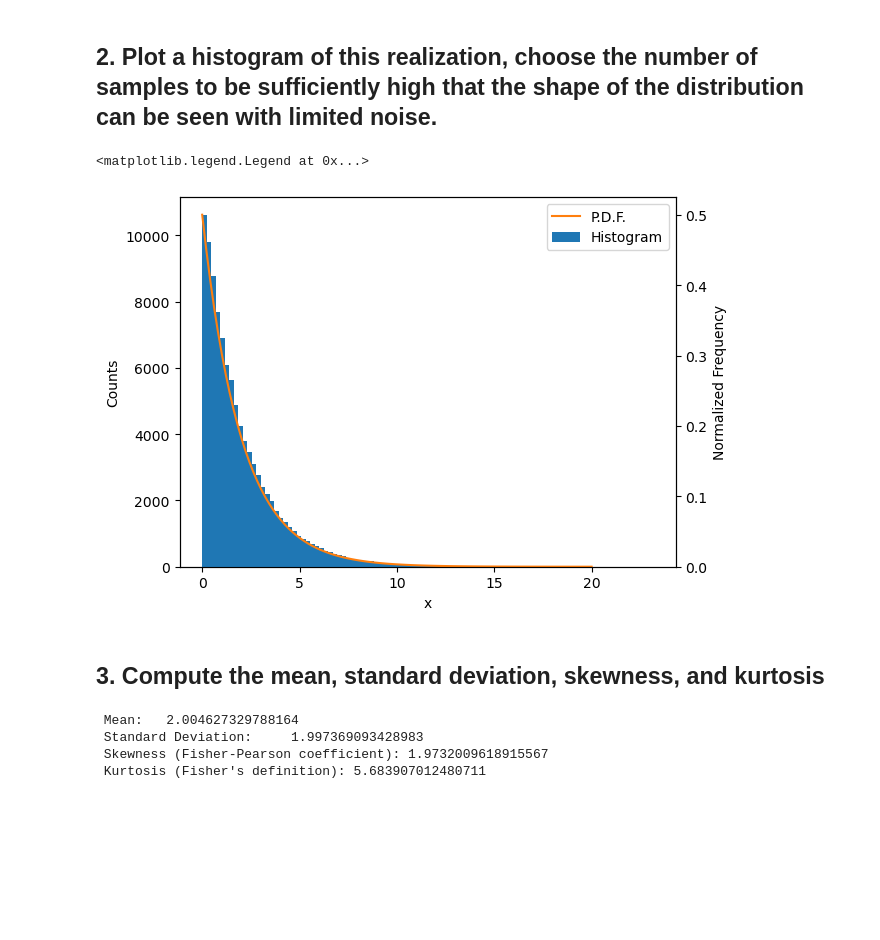
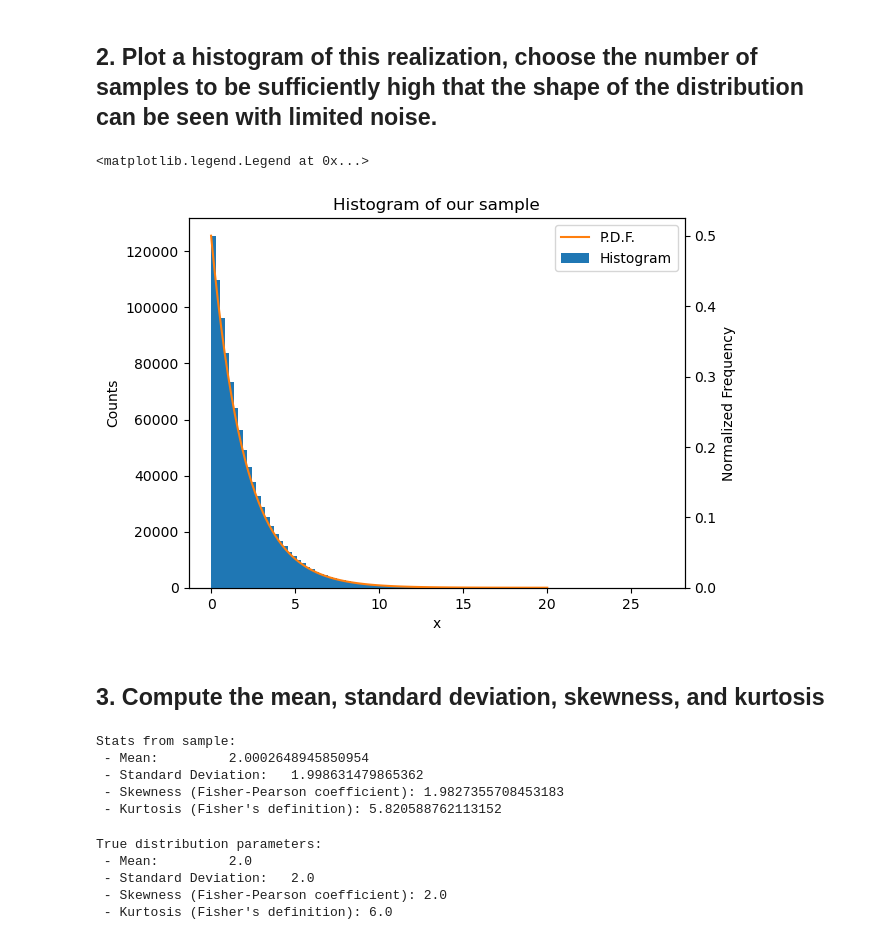
Before and after one commit to jp-ga/Physics38600, a Jupyter notebook: HW/hw1.ipynb, the cells around one changed output. Drawn from its saved outputs; the diff is of its cells as text; code cells hidden in the pictures; blank space fills up the shorter version.

```diff
--- a/HW/hw1.ipynb
+++ b/HW/hw1.ipynb
@@ -13,7 +13,7 @@ Generate a realization of the chi-squared distribution for 2 degrees of freedom.
 # %% [markdown]
 ## 1. Present a plot of a realization of samples drawn from this distribution
 # %%
-N = 100_000
+N = 1_000_000
 data = stats.chi2.rvs(2, size=N)
 plt.plot(data, ',')
 plt.title("Samples from Chi-squared PDF with 2 d.o.f.")
@@ -27,41 +27,60 @@ Text(0, 0.5, 'value')
 # %%
 fig, ax = plt.subplots()
 ax2 = ax.twinx()
 
 # Normalized Histogram:
 ax2.hist(data, bins=100, density=True, label='Histogram')
 
 # Counts Histogram:
 ax.hist(data, bins=100, density=False)
 
 # P.D.F. to see if fit is o.k.:
 x = np.linspace(0, 20, 100)
 p_x = stats.chi2.pdf(x, 2)
 ax2.plot(x, p_x, label="P.D.F.")
 
 # Plot stuff:
+plt.title('Histogram of our sample')
 ax.set_xlabel("x")
 ax2.set_ylabel("Normalized Frequency")
 ax.set_ylabel("Counts")
 ax2.legend()
 # %% [output]
 <matplotlib.legend.Legend at 0x...>
-[figure, old version]
+[figure, new version]
 # %% [markdown]
 ## 3. Compute the mean, standard deviation, skewness, and kurtosis
 # %%
+# Calculate from sample
 mean = stats.tmean(data)
 std = stats.tstd(data)
 skewness = stats.skew(data)
 kurtosis_fisher = stats.kurtosis(data, fisher=True)
 
-print(f" Mean: \t {mean} \n",
-      f"Standard Deviation: \t {std} \n",
-      f"Skewness (Fisher-Pearson coefficient): {skewness} \n",
-      f"Kurtosis (Fisher's definition): {kurtosis_fisher} \n"
+print("Stats from sample: \n"
+      f" - Mean: \t {mean} \n",
+      f"- Standard Deviation: \t {std} \n",
+      f"- Skewness (Fisher-Pearson coefficient): {skewness} \n",
+      f"- Kurtosis (Fisher's definition): {kurtosis_fisher} \n"
       )
 # %% [output]
- Mean:   2.004627329788164
- Standard Deviation:     1.997369093428983
- Skewness (Fisher-Pearson coefficient): 1.9732009618915567
- Kurtosis (Fisher's definition): 5.683907012480711
+Stats from sample:
+ - Mean:         2.0002648945850954
+ - Standard Deviation:   1.998631479865362
+ - Skewness (Fisher-Pearson coefficient): 1.9827355708453183
+ - Kurtosis (Fisher's definition): 5.820588762113152
+# %%
+# True distribution parameters:
+m, v, s, k = stats.chi2.stats(2, moments='mvsk')
+print("True distribution parameters: \n"
+      f" - Mean: \t {m} \n",
+      f"- Standard Deviation: \t {np.sqrt(v)} \n",
+      f"- Skewness (Fisher-Pearson coefficient): {s} \n",
+      f"- Kurtosis (Fisher's definition): {k} \n"
+      )
+# %% [output]
+True distribution parameters:
+ - Mean:         2.0
+ - Standard Deviation:   2.0
+ - Skewness (Fisher-Pearson coefficient): 2.0
+ - Kurtosis (Fisher's definition): 6.0
```
Also changed, not shown: parts of 1 cell of this notebook.
